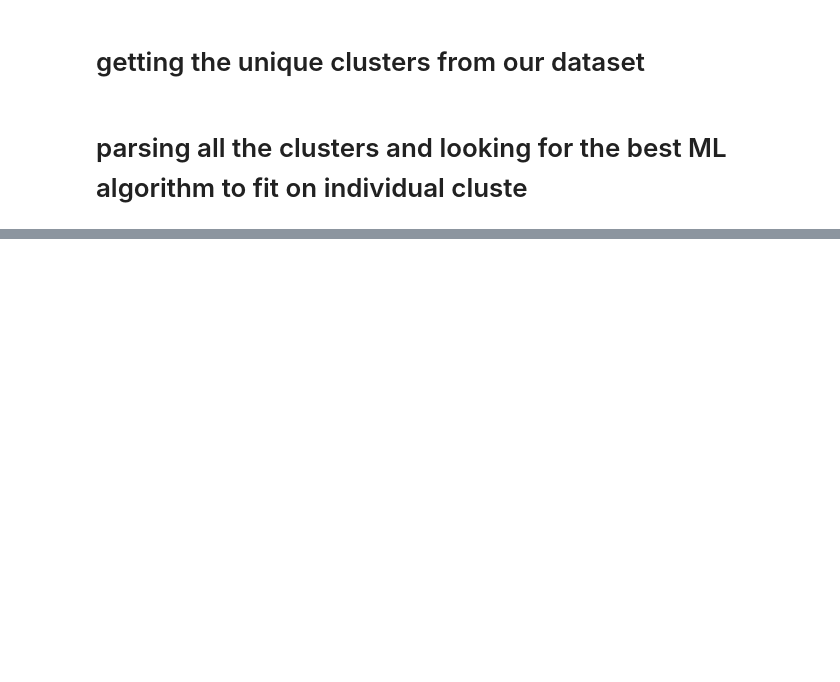
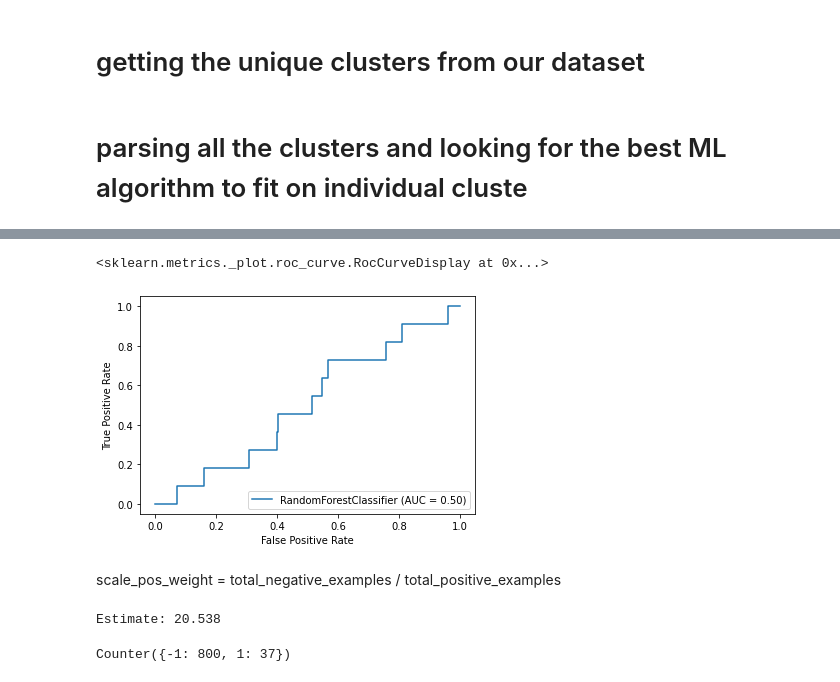
Before and after one commit to plaban1981/INEURON, a Jupyter notebook: WaferFaultDetection.ipynb, the cells around one changed output, grey strips where cells are left out. Cells and saved outputs as stored; diff of their text form; code cells hidden in the pictures; blank space fills up the shorter version.

```diff
--- a/WaferFaultDetection.ipynb
+++ b/WaferFaultDetection.ipynb
@@ -439,0 +514,20 @@ best_model_name,best_model
+# %%
+plot_roc_curve(rf,X_test,y_test)
+# %% [output]
+<sklearn.metrics._plot.roc_curve.RocCurveDisplay at 0x...>
+[figure, added]
+# %% [markdown]
+scale_pos_weight = total_negative_examples / total_positive_examples
+# %%
+from collections import Counter
+# count examples in each class
+counter = Counter(y_train)
+# estimate scale_pos_weight value
+estimate = counter[-1] / counter[1]
+print('Estimate: %.3f' % estimate)
+# %% [output]
+Estimate: 20.538
+# %%
+counter
+# %% [output]
+Counter({-1: 800, 1: 37})
```
Also changed, not shown: parts of 14 cells of this notebook.
